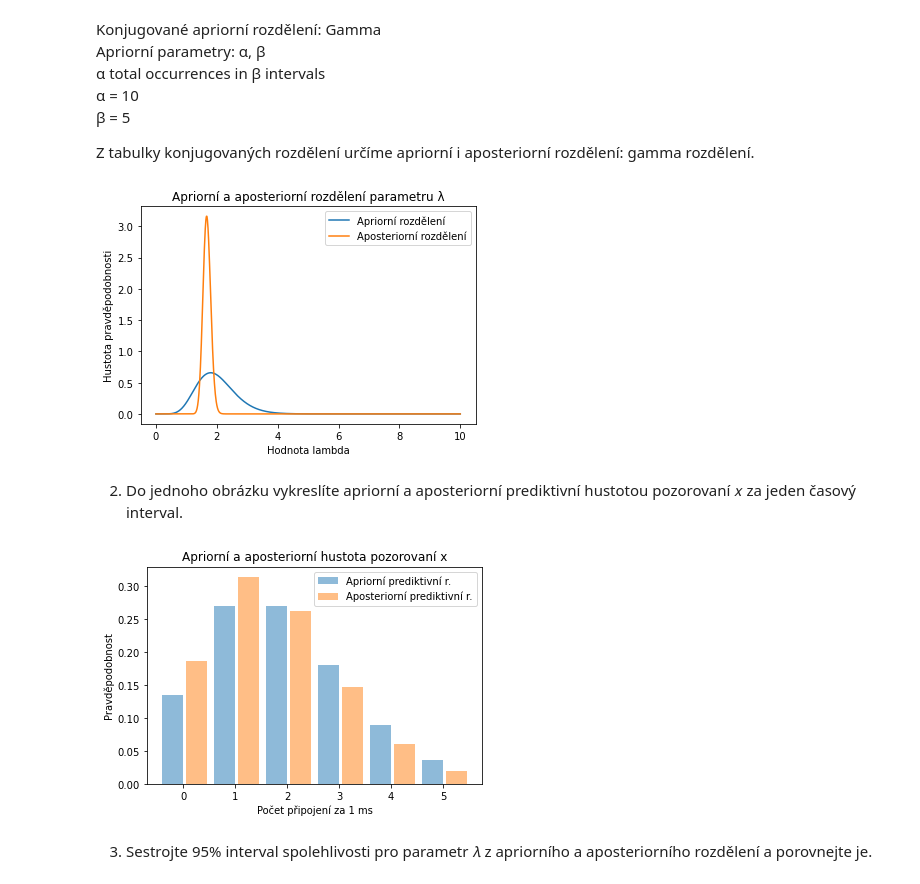
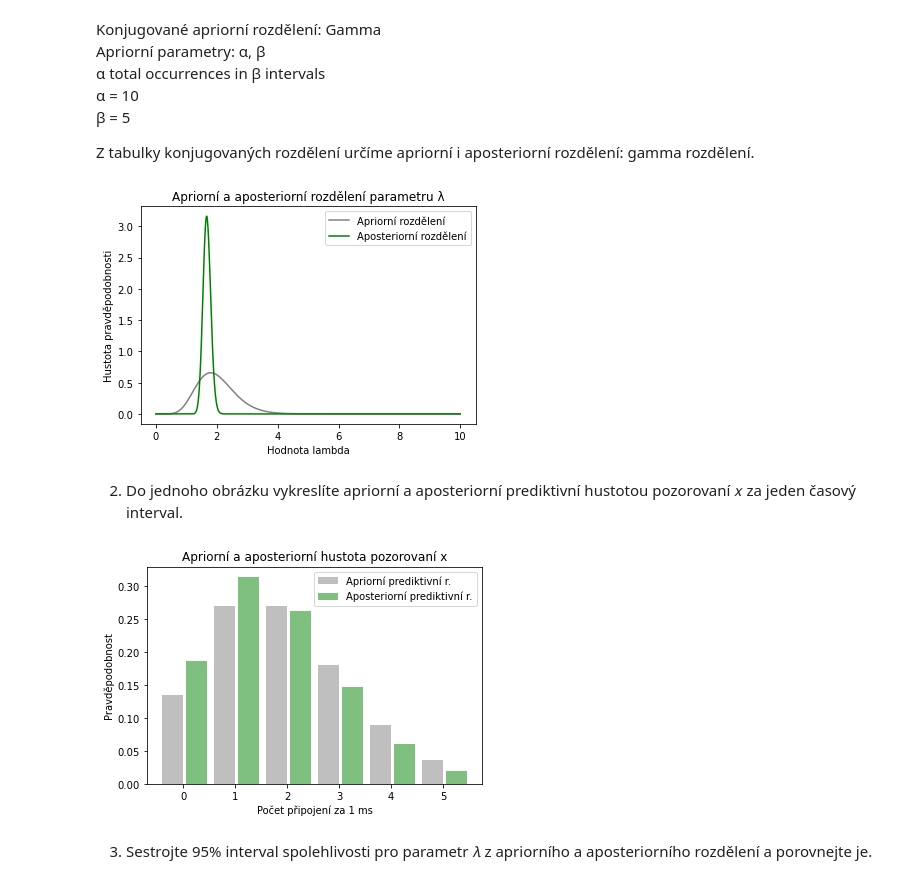
Before and after one commit to svobodovaLucie/MSP-project2, a Jupyter notebook: Svobodova_MSP_2-projekt.ipynb, the cells around one changed output. Drawn from its saved outputs; the diff is of its cells as text; code cells hidden in the pictures.

```diff
--- a/Svobodova_MSP_2-projekt.ipynb
+++ b/Svobodova_MSP_2-projekt.ipynb
@@ -59,32 +61,32 @@ lambda_posterior_mean = a_posterior / b_posterior
 x = np.linspace(0, 10, 1000)
 prior = gamma.pdf(x, a_prior, scale=1/b_prior)
 posterior = gamma.pdf(x, a_posterior, scale=1/b_posterior)
-plt.plot(x, prior, label="Apriorní rozdělení")
-plt.plot(x, posterior, label="Aposteriorní rozdělení")
+plt.plot(x, prior, label="Apriorní rozdělení", color="gray")
+plt.plot(x, posterior, label="Aposteriorní rozdělení", color="green")
 plt.legend()
 plt.xlabel("Hodnota lambda")
 plt.ylabel("Hustota pravděpodobnosti")
 plt.title("Apriorní a aposteriorní rozdělení parametru λ")
 plt.show()
 # %% [output]
-[figure, old version]
+[figure, new version]
 # %% [markdown]
 2) Do jednoho obrázku vykreslíte apriorní a aposteriorní prediktivní hustotou pozorovaní 𝑥 za jeden časový interval.
 # %%
 x_pred = np.arange(0, max(observed_data) + 1)
 prior_pred = poisson.pmf(x_pred, lambda_expert)
 posterior_pred = poisson.pmf(x_pred, lambda_posterior_mean)
 
 width=0.4
-plt.bar(x_pred-0.2, prior_pred, width, label="Apriorní prediktivní r.", alpha=0.5)
-plt.bar(x_pred+0.25, posterior_pred, width, label="Aposteriorní prediktivní r.", alpha=0.5)
+plt.bar(x_pred-0.2, prior_pred, width, label="Apriorní prediktivní r.", alpha=0.5, color="gray")
+plt.bar(x_pred+0.25, posterior_pred, width, label="Aposteriorní prediktivní r.", alpha=0.5, color="green")
 plt.legend()
 plt.xlabel("Počet připojení za 1 ms")
 plt.ylabel("Pravděpodobnost")
 plt.title("Apriorní a aposteriorní hustota pozorovaní x")
 plt.show()
 # %% [output]
-[figure, old version]
+[figure, new version]
 # %% [markdown]
 3) Sestrojte 95% interval spolehlivosti pro parametr 𝜆 z apriorního a aposteriorního rozdělení a porovnejte je.
 # %%
```
Also changed, not shown: parts of 61 cells of this notebook.
